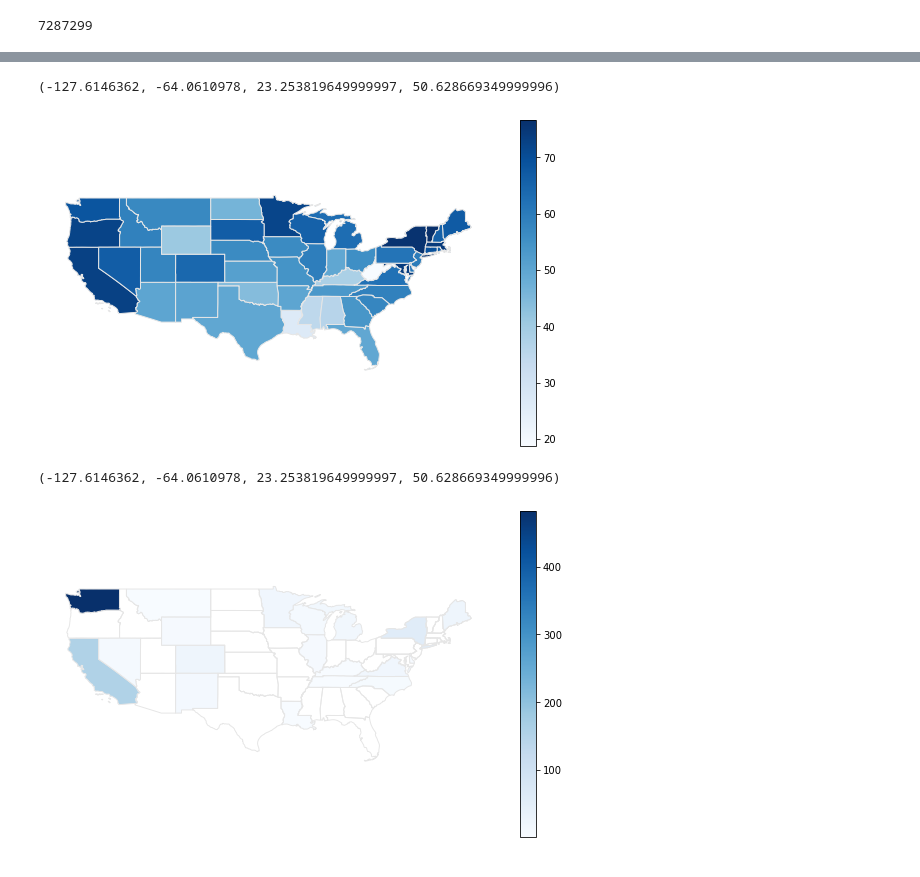
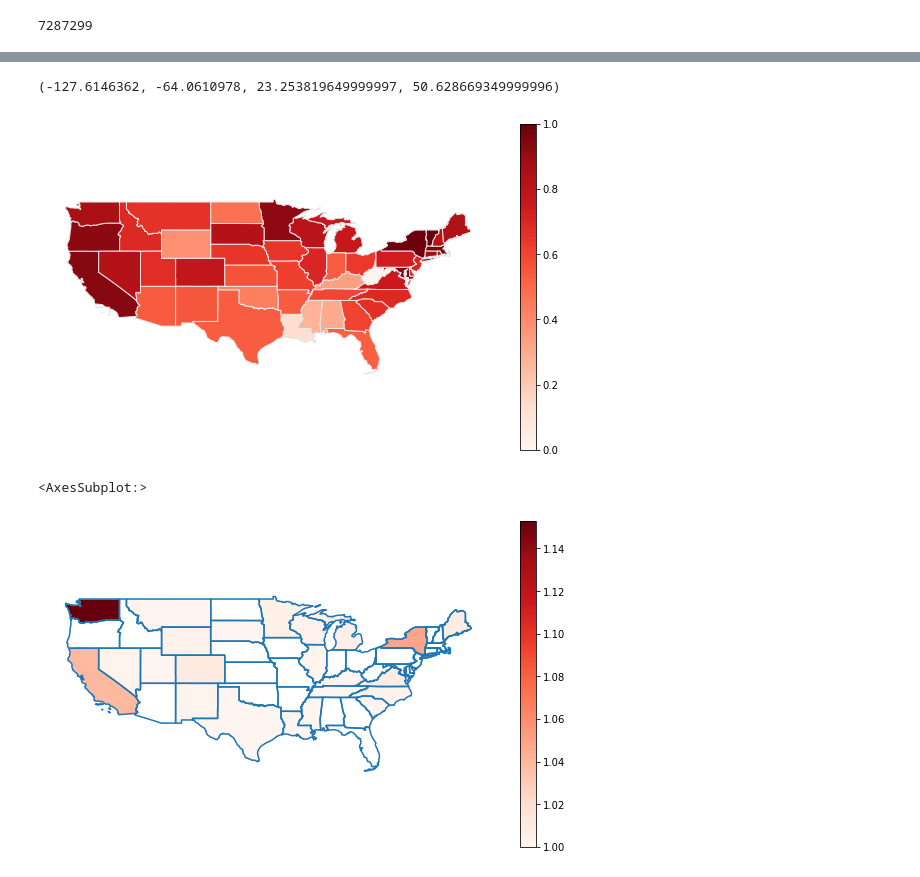
Before and after one commit to epfl-ada/ada-2021-project-ada-venturers, a Jupyter notebook: projet.ipynb, the cells around one changed output, grey strips where cells are left out. Cells and saved outputs as stored; diff of their text form; code cells hidden in the pictures.

```diff
--- a/projet.ipynb
+++ b/projet.ipynb
@@ -288,7 +157,3 @@ scores_governors
 # %%
-states = geopandas.read_file('usa-states-census-2014.shp')
+states = geopandas.read_file('data/usa-states-census-2014.shp')
 states=states.rename(columns={'NAME': 'state'})
-# %%
-states.crs = {"init":"epsg:3395"}
-# %%
-states=states.to_crs(epsg=3395)
@@ -322,14 +186,27 @@ states_scores
+# %%
+states_scores['logarithm_count'] = np.log(states_scores['counts'].replace(0, np.nan))
+
+max_value = states_scores['logarithm_count'].max()
+min_value = states_scores['logarithm_count'].min()
+states_scores['logarithm_count'] = (states_scores['counts'] - min_value) / (max_value - min_value)
+
+
+max_value = states_scores['score'].max()
+min_value = states_scores['score'].min()
+states_scores['score'] = (states_scores['score'] - min_value) / (max_value - min_value)
 # %%
 fig, ax = plt.subplots(1, figsize=(10,6))
-states_scores.plot(column='score', cmap='Blues', linewidth=1, ax=ax, edgecolor='0.9', legend = True)
+states_scores.plot(column='score', cmap='Reds', linewidth=1, ax=ax, edgecolor='0.9', legend = True)
 ax.axis('off')
 # %% [output]
 (-127.6146362, -64.0610978, 23.253819649999997, 50.628669349999996)
-[figure, old version]
+[figure, new version]
 # %%
 ig, ax = plt.subplots(1, figsize=(10,6))
-states_scores.plot(column='counts', cmap='Blues', linewidth=1, ax=ax, edgecolor='0.9', legend = True)
+
+states_scores.plot(column='logarithm_count', cmap='Reds', linewidth=1, ax=ax, edgecolor='0.9', legend = True)
 ax.axis('off')
+states_scores.boundary.plot(ax=ax)
 # %% [output]
-(-127.6146362, -64.0610978, 23.253819649999997, 50.628669349999996)
+<AxesSubplot:>
-[figure, old version]
+[figure, new version]
```
Also changed, not shown: parts of 43 cells of this notebook.
